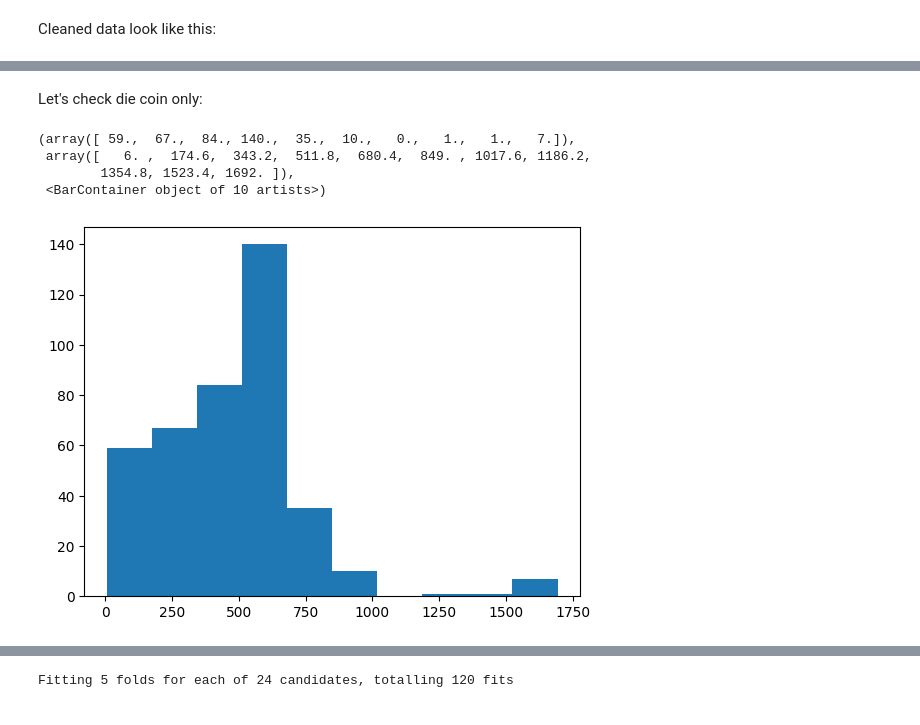
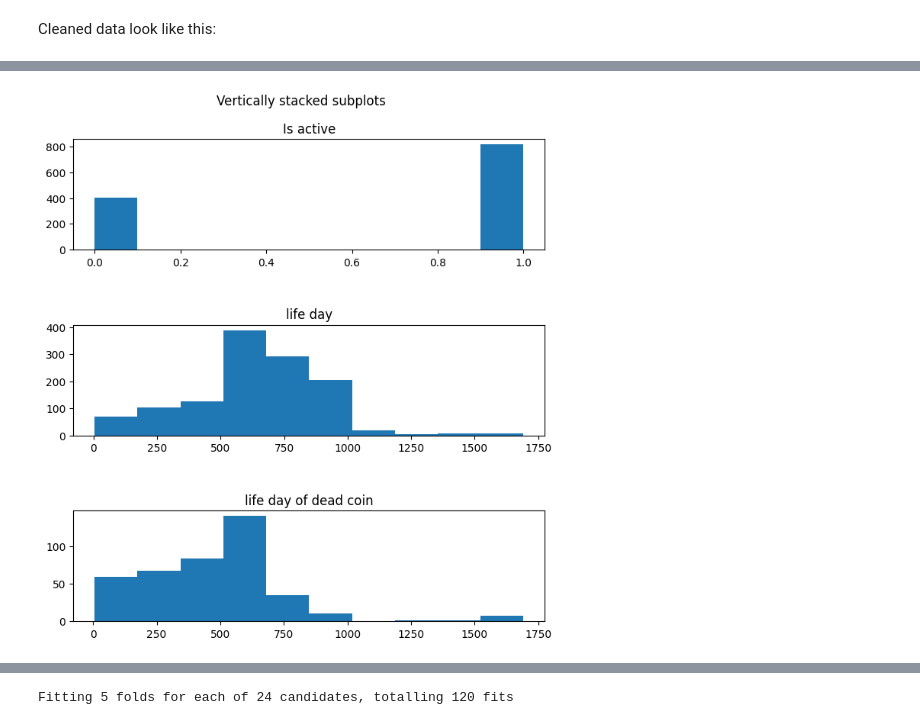
Before and after one commit to tycoi2005/202308_machine_learning_ibm_coursera, a Jupyter notebook: 003supervised-machine-learning-classification/w6.project.classify.ipynb, the cells around one changed output, grey strips where cells are left out. Cells and saved outputs as stored; diff of their text form; code cells hidden in the pictures.

```diff
--- a/003supervised-machine-learning-classification/w6.project.classify.ipynb
+++ b/003supervised-machine-learning-classification/w6.project.classify.ipynb
@@ -87,11 +89,15 @@ plt.hist(df.lifeday)
-# %% [markdown]
-Let's check die coin only:
-# %%
-df_inactive = df[df['is_active']==0]
-plt.hist(df_inactive.lifeday)
-# %% [output]
-(array([ 59.,  67.,  84., 140.,  35.,  10.,   0.,   1.,   1.,   7.]),
- array([   6. ,  174.6,  343.2,  511.8,  680.4,  849. , 1017.6, 1186.2,
-        1354.8, 1523.4, 1692. ]),
- <BarContainer object of 10 artists>)
-[figure, removed]
+# %%
+fig, (ax1, ax2, ax3) = plt.subplots(3, figsize=(8, 8))
+fig.tight_layout(pad=5.0)
+fig.suptitle('Vertically stacked subplots')
+ax1.hist(df.is_active, label="is_active")
+ax2.hist(df.lifeday)
+
+df_inactive = df[df['is_active']==0]
+ax3.hist(df_inactive.lifeday)
+
+ax1.title.set_text('Is active')
+ax2.title.set_text('life day')
+ax3.title.set_text('life day of dead coin')
+# %% [output]
+[figure, added]
```
Also changed, not shown: parts of 26 cells of this notebook, 2 other files.
